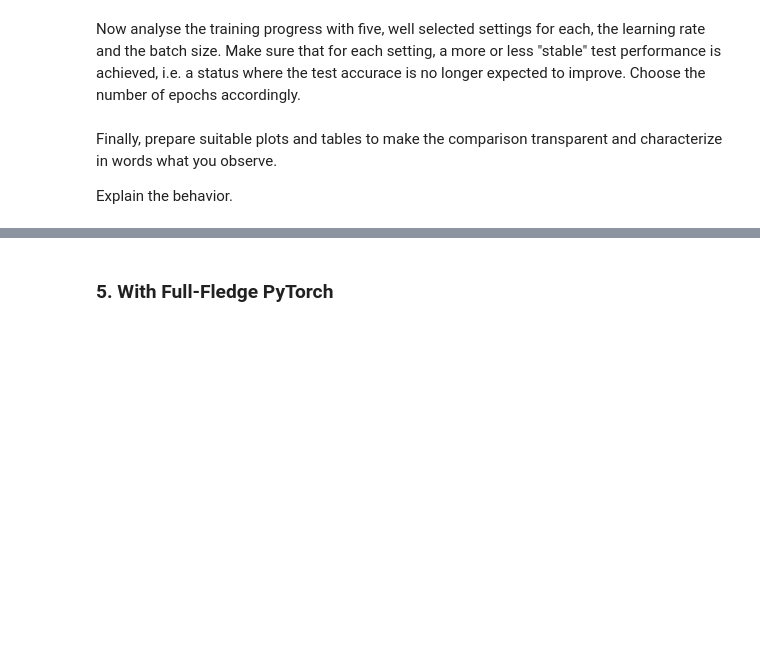
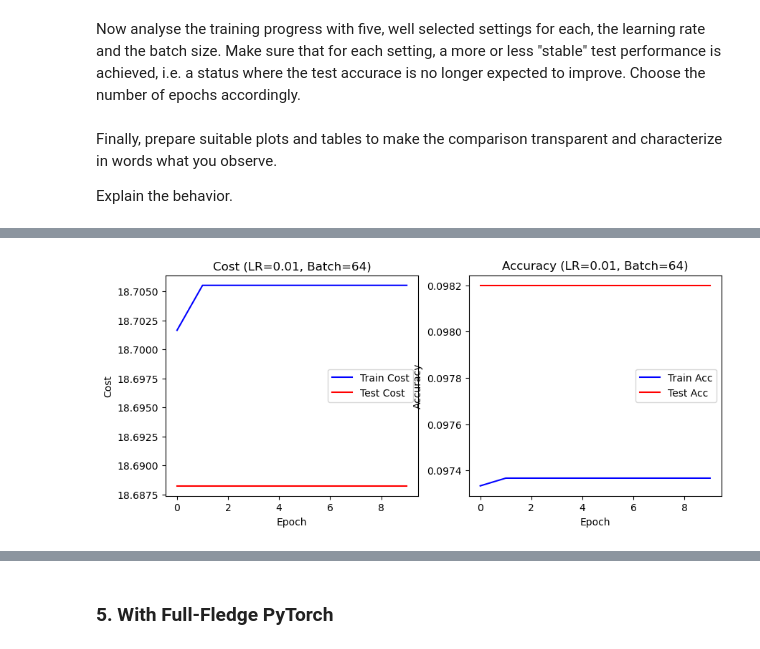
Before and after one commit to Dr-Shab/MSE-DeepLearn, a Jupyter notebook: DL-PW-02-G26_Drilon_Chia-Hua/pw02_softmax_classification_stud.ipynb, the cells around one changed output, grey strips where cells are left out. Cells and saved outputs as stored; diff of their text form; code cells hidden in the pictures; blank space fills up the shorter version.

```diff
--- a/DL-PW-02-G26_Drilon_Chia-Hua/pw02_softmax_classification_stud.ipynb
+++ b/DL-PW-02-G26_Drilon_Chia-Hua/pw02_softmax_classification_stud.ipynb
@@ -347,3 +324,64 @@ Make sure that for each setting, a more or less "stable" test performance is ach
 Finally, prepare suitable plots and tables to make the comparison transparent and characterize in words what you observe.
 
 Explain the behavior.
+# %%
+def run_experiment(alpha, nbatch, nepochs):
+    W, b = torch.randn((10, 28*28)), torch.zeros((1, 10))
+
+    train_dataloader = DataLoader(training_data, batch_size=nbatch, shuffle=True)
+    Xtest, Ytest = next(iter(DataLoader(test_data, batch_size=10000)))
+
+    cost_hist, acc_hist, cost_hist_test, acc_hist_test = [], [], [], []
+
+    for epoch in range(nepochs):
+        cost_accum, correct, total = 0.0, 0, 0
+        for X, Y in train_dataloader:
+            Y_pred_prob = predict(X, W, b)
+            loss = cost_ce(Y, Y_pred_prob)
+
+            Y_one_hot = torch.nn.functional.one_hot(Y, num_classes=10).float()
+            gradW, gradb = grad_loss_ce(X, Y_pred_prob, Y_one_hot)
+            W -= alpha * gradW
+            b -= alpha * gradb
+
+            cost_accum += loss.item() * X.size(0)
+            _, predicted_labels = torch.max(Y_pred_prob, 1)
+            total += Y.size(0)
+            correct += (predicted_labels == Y).sum().item()
+
+        avg_cost = cost_accum / total
+        acc = correct / total
+        cost_hist.append(avg_cost)
+        acc_hist.append(acc)
+
+        cost_test, acc_test = metrics(Xtest, Ytest.view(-1, 1), W, b)
+        cost_hist_test.append(cost_test)
+        acc_hist_test.append(acc_test)
+
+        print(f"Epoch {epoch}: Train Cost {avg_cost:.4f}, Train Acc {acc:.4f}, Test Cost {cost_test:.4f}, Test Acc {acc_test:.4f}")
+
+
+    # plotting results
+    plt.figure(figsize=(10, 4))
+    plt.subplot(1, 2, 1)
+    plt.plot(torch.arange(nepochs), cost_hist, "b-", label="Train Cost")
+    plt.plot(torch.arange(nepochs), cost_hist_test, "r-", label="Test Cost")
+    plt.xlabel("Epoch")
+    plt.ylabel("Cost")
+    plt.title(f"Cost (LR={alpha}, Batch={nbatch})")
+    plt.legend()
+
+    plt.subplot(1, 2, 2)
+    plt.plot(torch.arange(nepochs), acc_hist, "b-", label="Train Acc")
+    plt.plot(torch.arange(nepochs), acc_hist_test, "r-", label="Test Acc")
+    plt.xlabel("Epoch")
+    plt.ylabel("Accuracy")
+    plt.title(f"Accuracy (LR={alpha}, Batch={nbatch})")
+    plt.legend()
+    plt.show()
+
+alpha = 0.01
+nbatch = 64
+nepochs = 10
+run_experiment(alpha, nbatch, nepochs)
+# %% [output]
@@ -349,0 +398 @@ Explain the behavior.
+[figure, added]
```
Also changed, not shown: parts of 18 cells of this notebook.
